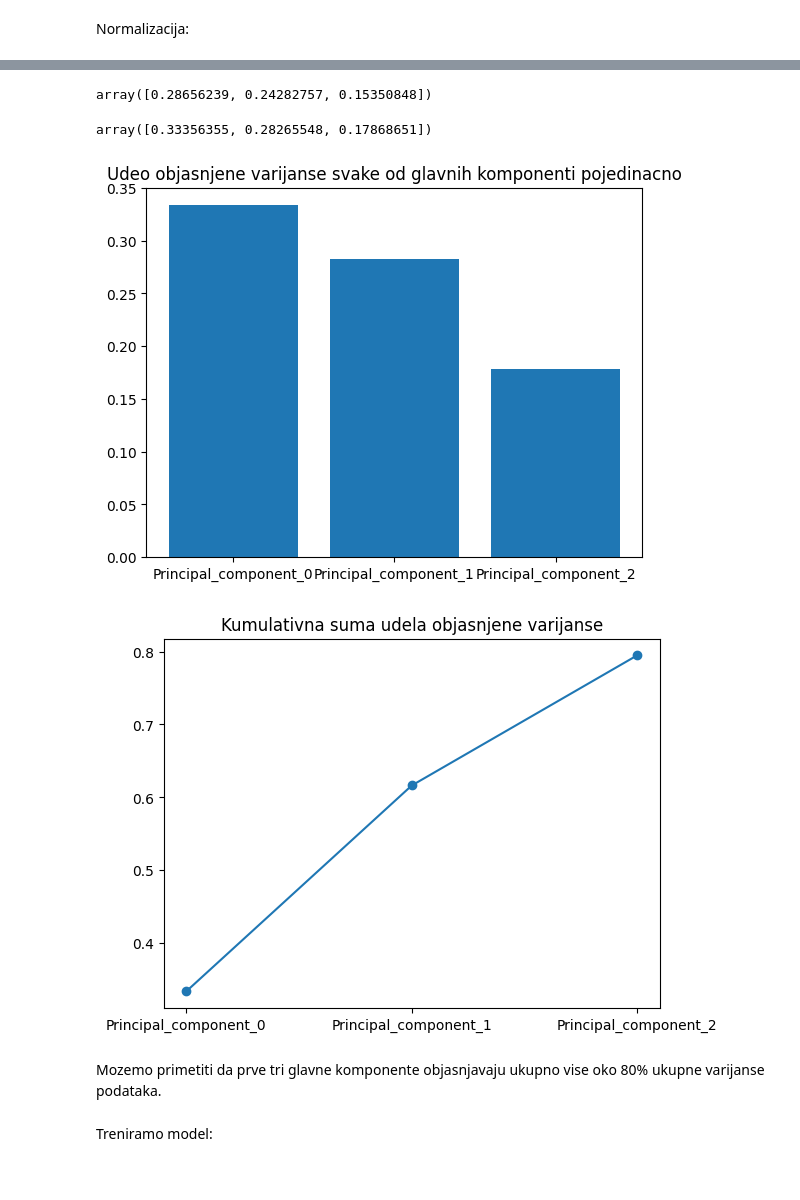
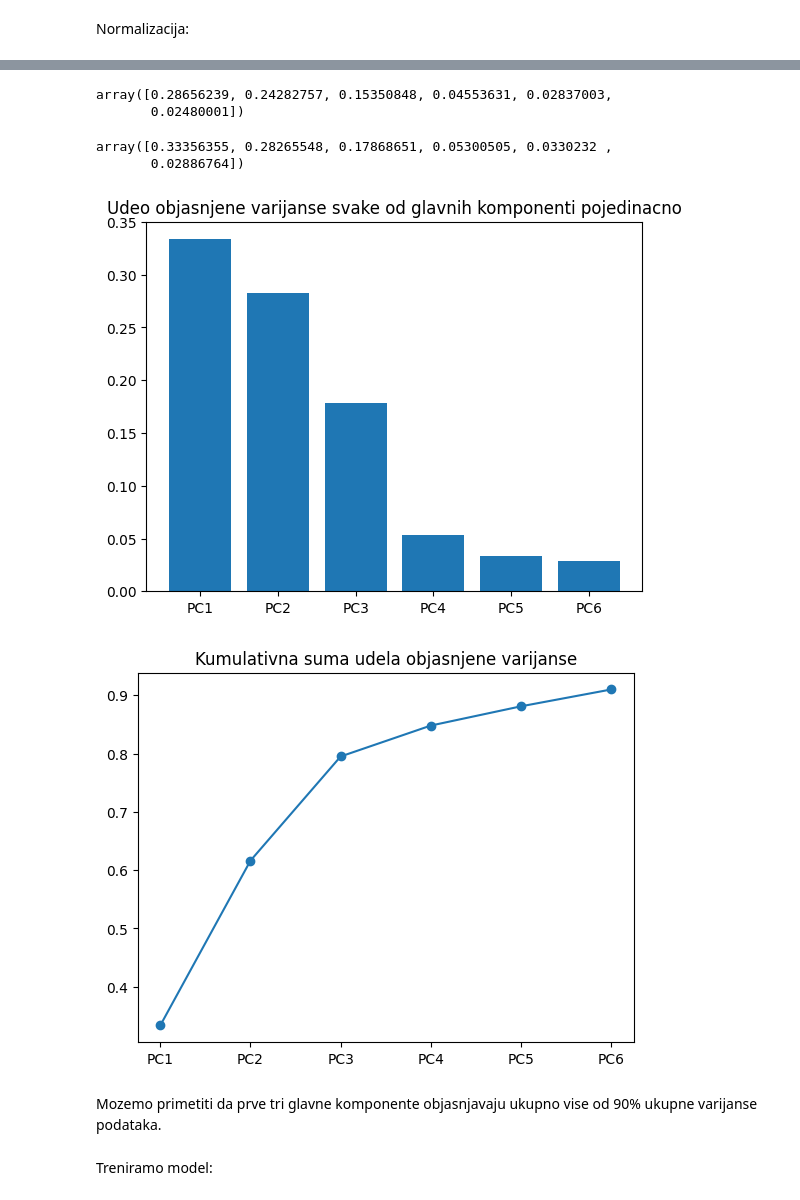
Before and after one commit to MATF-istrazivanje-podataka-1/2023_Data_Mining_Smoking_Dataset, a Jupyter notebook: models/classification/KNN.ipynb, the cells around one changed output, grey strips where cells are left out. Drawn from its saved outputs; the diff is of its cells as text; code cells hidden in the pictures.

```diff
--- a/models/classification/KNN.ipynb
+++ b/models/classification/KNN.ipynb
@@ -143,6 +144,6 @@ X_train = scaler.transform(X_train)
 X_test = scaler.transform(X_test)
 # %%
 from sklearn.decomposition import PCA
-pca = PCA(n_components=3)
+pca = PCA(n_components=6)
 pca.fit_transform(X_train)
 # %% [output]
@@ -188,30 +201,32 @@ plt.show()
 # %%
 pca.explained_variance_
 # %% [output]
-array([0.28656239, 0.24282757, 0.15350848])
+array([0.28656239, 0.24282757, 0.15350848, 0.04553631, 0.02837003,
+       0.02480001])
 # %%
 pca.explained_variance_ratio_
 # %% [output]
-array([0.33356355, 0.28265548, 0.17868651])
+array([0.33356355, 0.28265548, 0.17868651, 0.05300505, 0.0330232 ,
+       0.02886764])
 # %%
-plt.bar(x=pca_names,
+plt.bar(x=['PC1', 'PC2', 'PC3', 'PC4', 'PC5', 'PC6'],
         height=pca.explained_variance_ratio_)
 plt.title('Udeo objasnjene varijanse svake od glavnih komponenti pojedinacno')
 plt.show()
 # %% [output]
-[figure, old version]
+[figure, new version]
 # %%
 import numpy as np
 
 cumulative_variance_ratio = np.cumsum(pca.explained_variance_ratio_)
 
-plt.plot(pca_names, cumulative_variance_ratio, marker='o')
+plt.plot(['PC1', 'PC2', 'PC3', 'PC4', 'PC5', 'PC6'], cumulative_variance_ratio, marker='o')
 plt.title('Kumulativna suma udela objasnjene varijanse')
 plt.show()
 # %% [output]
-[figure, old version]
+[figure, new version]
 # %% [markdown]
-Mozemo primetiti da prve tri glavne komponente objasnjavaju ukupno vise oko 80% ukupne varijanse podataka.
+Mozemo primetiti da prve tri glavne komponente objasnjavaju ukupno vise od 90% ukupne varijanse podataka.
 # %%
 from sklearn.metrics import classification_report
 from termcolor import colored
```
Also changed, not shown: parts of 5 cells of this notebook, 4 other files.
